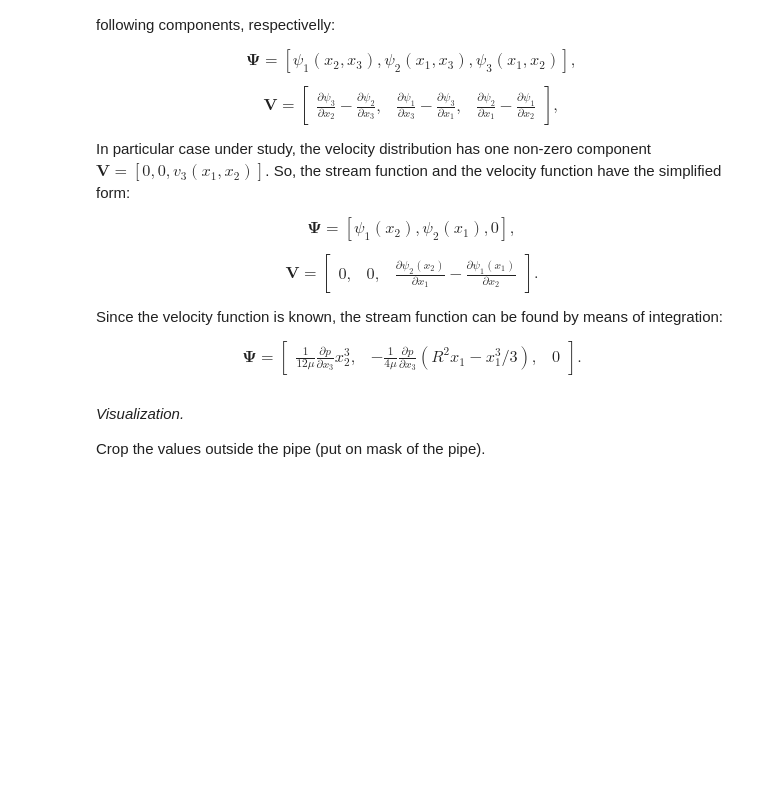
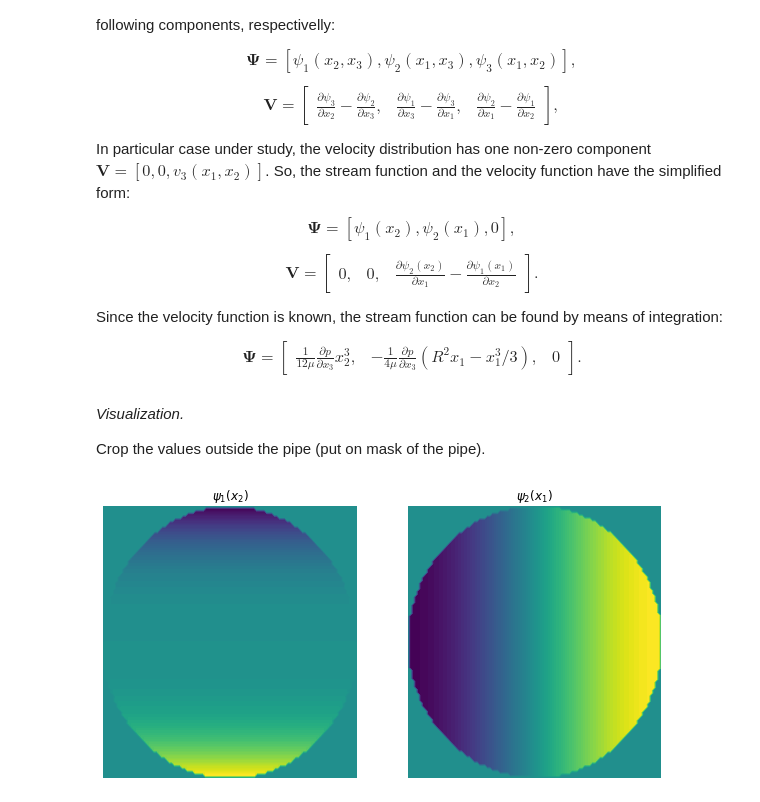
Before and after one commit to litvinenkonikita/Physics_based_ML, a Jupyter notebook: Pipe_analytical_solution.ipynb, the cells around one changed output. Drawn from its saved outputs; the diff is of its cells as text; code cells hidden in the pictures; blank space fills up the shorter version.

```diff
--- a/Pipe_analytical_solution.ipynb
+++ b/Pipe_analytical_solution.ipynb
@@ -166,6 +166,22 @@ Crop the values outside the pipe (put on mask of the pipe).
 # %%
 psi_1[x_1**2 + x_2**2 > R**2]=0
 psi_2[x_1**2 + x_2**2 > R**2]=0
+# %%
+plt.figure(figsize=(2*5,5))
+
+plt.subplot(1,2,1)
+plt.contourf(np.array(x_1),np.array(x_2), np.array(psi_1), n)
+plt.title('$\psi_1(x_2)$')
+plt.axis(False)
+
+plt.subplot(1,2,2)
+plt.contourf(np.array(x_1),np.array(x_2), np.array(psi_2), n)
+plt.title('$\psi_2(x_1)$')
+plt.axis(False)
+
+plt.show()
+# %% [output]
+[figure, added]
 # %%
 fig1, ax = plt.subplots(subplot_kw={"projection": "3d"})
 surf1 = ax.plot_surface(np.array(x_1),np.array(x_2), np.array(psi_1), cmap=cm.coolwarm, linewidth=0, antialiased=False)
```
Also changed, not shown: parts of 2 cells of this notebook.
